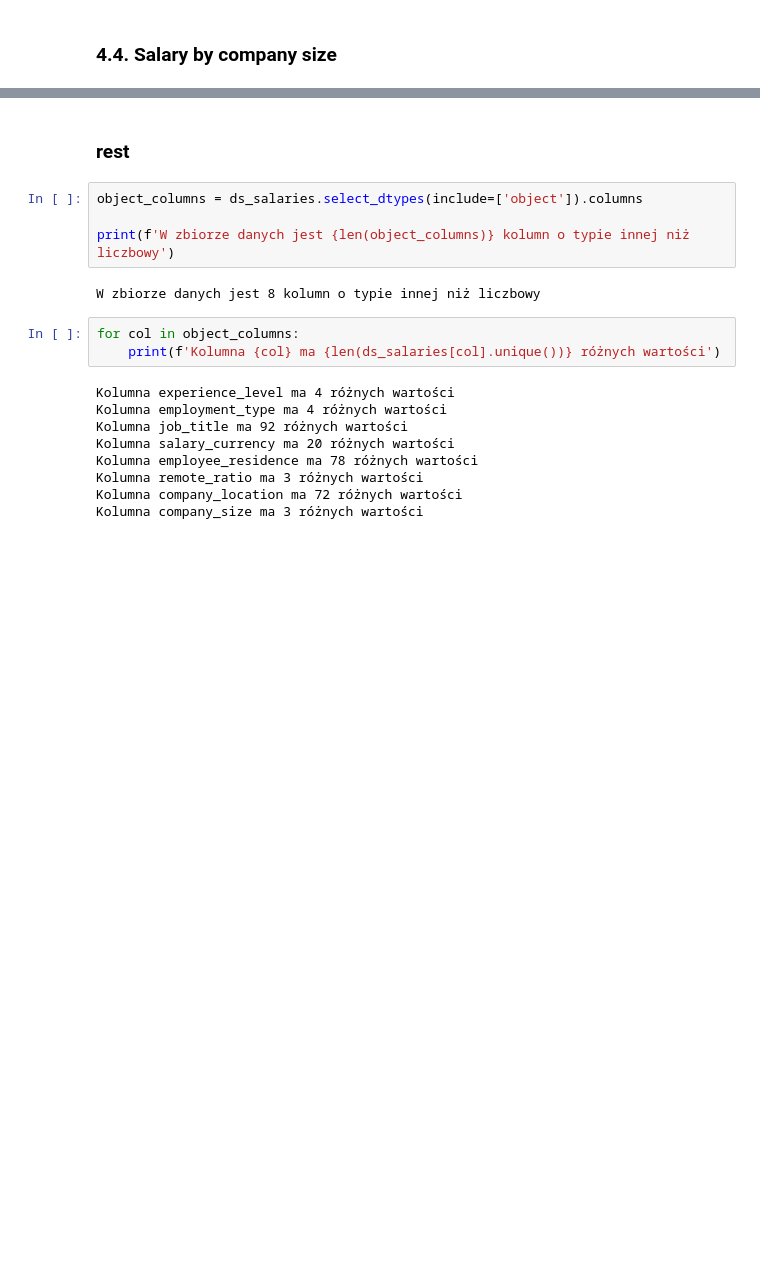
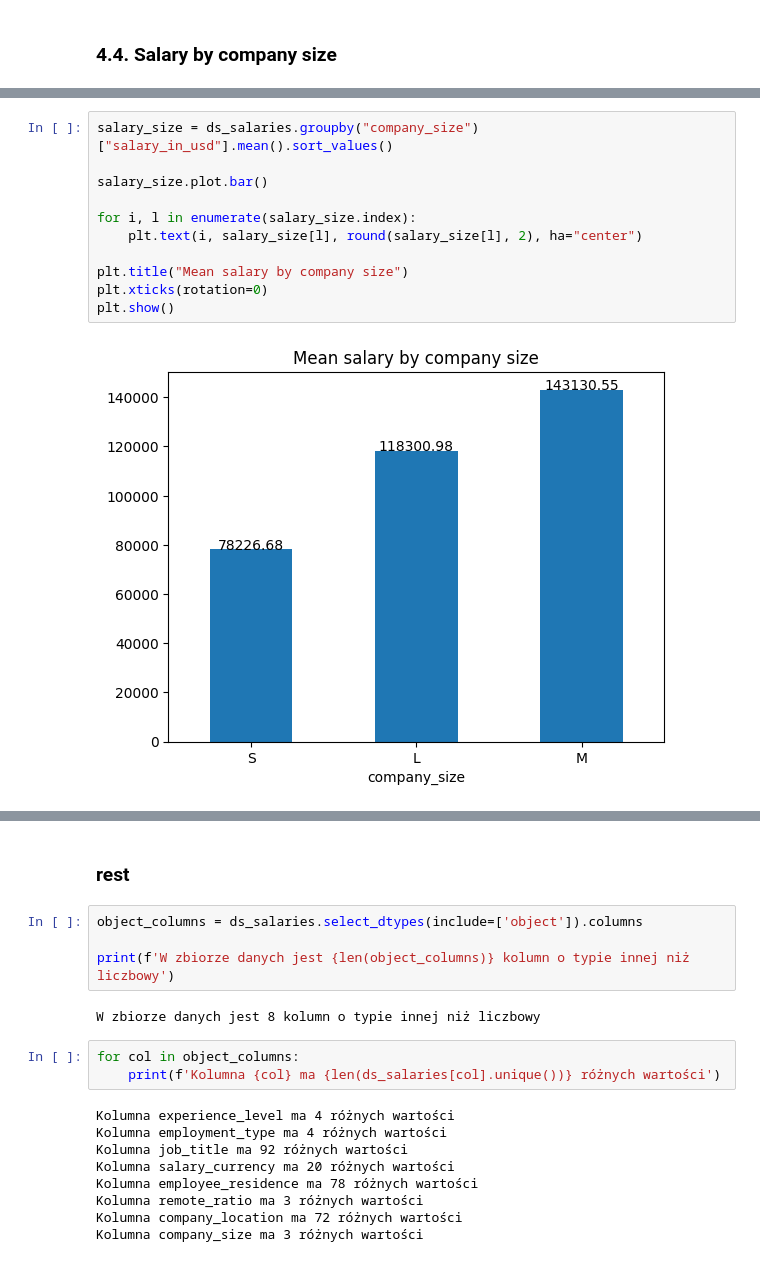
Before and after one commit to ST4N3R/eda_projects, a Jupyter notebook: Data_Science_salaries/main.ipynb, the cells around one changed output, grey strips where cells are left out. Cells and saved outputs as stored; diff of their text form; blank space fills up the shorter version.

```diff
--- a/Data_Science_salaries/main.ipynb
+++ b/Data_Science_salaries/main.ipynb
@@ -466,0 +526,13 @@ Nothing unexpected here. With more experience level your salary is increasing.
+# %%
+salary_size = ds_salaries.groupby("company_size")["salary_in_usd"].mean().sort_values()
+
+salary_size.plot.bar()
+
+for i, l in enumerate(salary_size.index):
+    plt.text(i, salary_size[l], round(salary_size[l], 2), ha="center")
+
+plt.title("Mean salary by company size")
+plt.xticks(rotation=0)
+plt.show()
+# %% [output]
+[figure, added]
```
Also changed, not shown: parts of 7 cells of this notebook.
